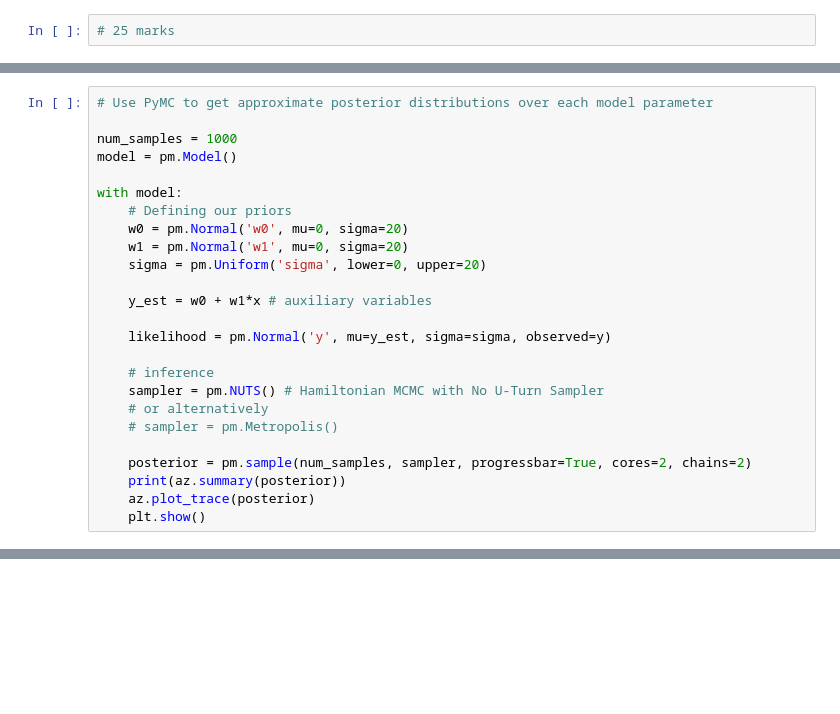
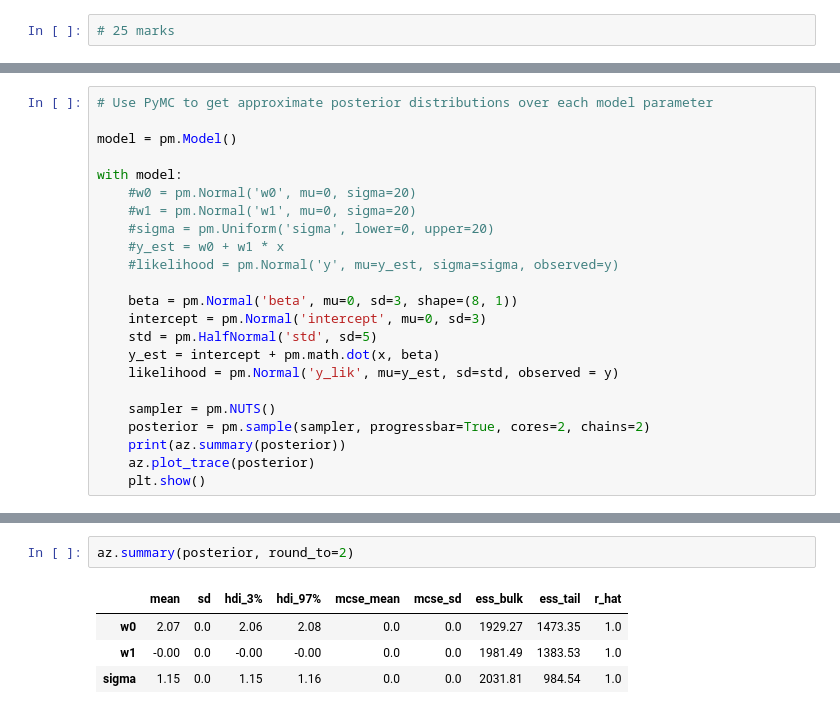
Before and after one commit to lucy-randewich/ML_coursework, a Jupyter notebook: 3-Bayesian-linear-regression.ipynb, the cells around one changed output, grey strips where cells are left out. Saved outputs shown, nothing was run; the diff lists cells and outputs as text; blank space fills up the shorter version.

```diff
--- a/3-Bayesian-linear-regression.ipynb
+++ b/3-Bayesian-linear-regression.ipynb
@@ -21,25 +55,23 @@ print(y.shape)
 # %%
 # Use PyMC to get approximate posterior distributions over each model parameter
 
-num_samples = 1000
 model = pm.Model()
 
 with model:
-    # Defining our priors
-    w0 = pm.Normal('w0', mu=0, sigma=20)
-    w1 = pm.Normal('w1', mu=0, sigma=20)
-    sigma = pm.Uniform('sigma', lower=0, upper=20)
+    #w0 = pm.Normal('w0', mu=0, sigma=20)
+    #w1 = pm.Normal('w1', mu=0, sigma=20)
+    #sigma = pm.Uniform('sigma', lower=0, upper=20)
+    #y_est = w0 + w1 * x
+    #likelihood = pm.Normal('y', mu=y_est, sigma=sigma, observed=y)
 
-    y_est = w0 + w1*x # auxiliary variables
+    beta = pm.Normal('beta', mu=0, sd=3, shape=(8, 1))
+    intercept = pm.Normal('intercept', mu=0, sd=3)
+    std = pm.HalfNormal('std', sd=5)
+    y_est = intercept + pm.math.dot(x, beta)
+    likelihood = pm.Normal('y_lik', mu=y_est, sd=std, observed = y)
 
-    likelihood = pm.Normal('y', mu=y_est, sigma=sigma, observed=y)
-
-    # inference
-    sampler = pm.NUTS() # Hamiltonian MCMC with No U-Turn Sampler
-    # or alternatively
-    # sampler = pm.Metropolis()
-
-    posterior = pm.sample(num_samples, sampler, progressbar=True, cores=2, chains=2)
+    sampler = pm.NUTS()
+    posterior = pm.sample(sampler, progressbar=True, cores=2, chains=2)
     print(az.summary(posterior))
     az.plot_trace(posterior)
     plt.show()
@@ -60,0 +78,7 @@ sigma    1.0
+# %%
+az.summary(posterior, round_to=2)
+# %% [output]
+|  | mean | sd | hdi_3% | hdi_97% | mcse_mean | mcse_sd | ess_bulk | ess_tail | r_hat |
+| w0 | 2.07 | 0.0 | 2.06 | 2.08 | 0.0 | 0.0 | 1929.27 | 1473.35 | 1.0 |
+| w1 | -0.00 | 0.0 | -0.00 | -0.00 | 0.0 | 0.0 | 1981.49 | 1383.53 | 1.0 |
+| sigma | 1.15 | 0.0 | 1.15 | 1.16 | 0.0 | 0.0 | 2031.81 | 984.54 | 1.0 |
```
Also changed, not shown: parts of 5 cells of this notebook, 1 other file.
